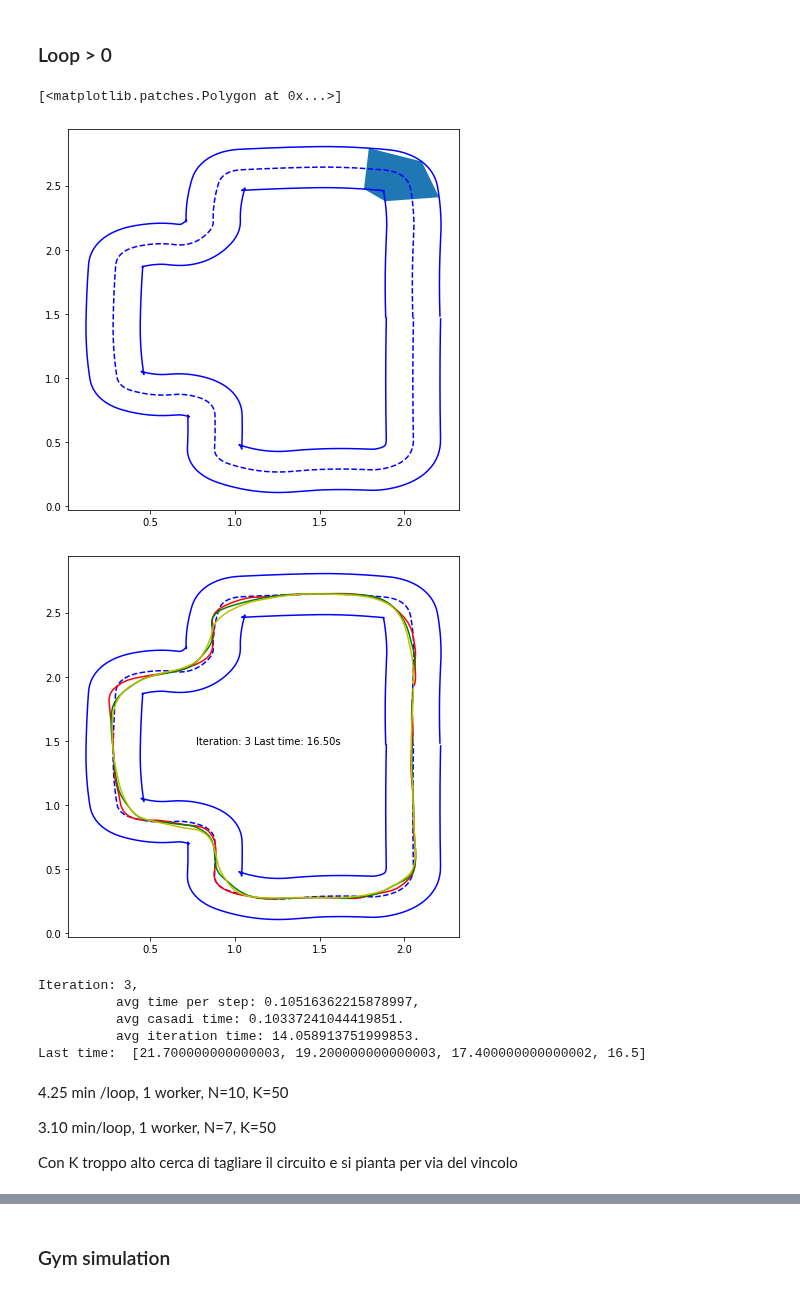
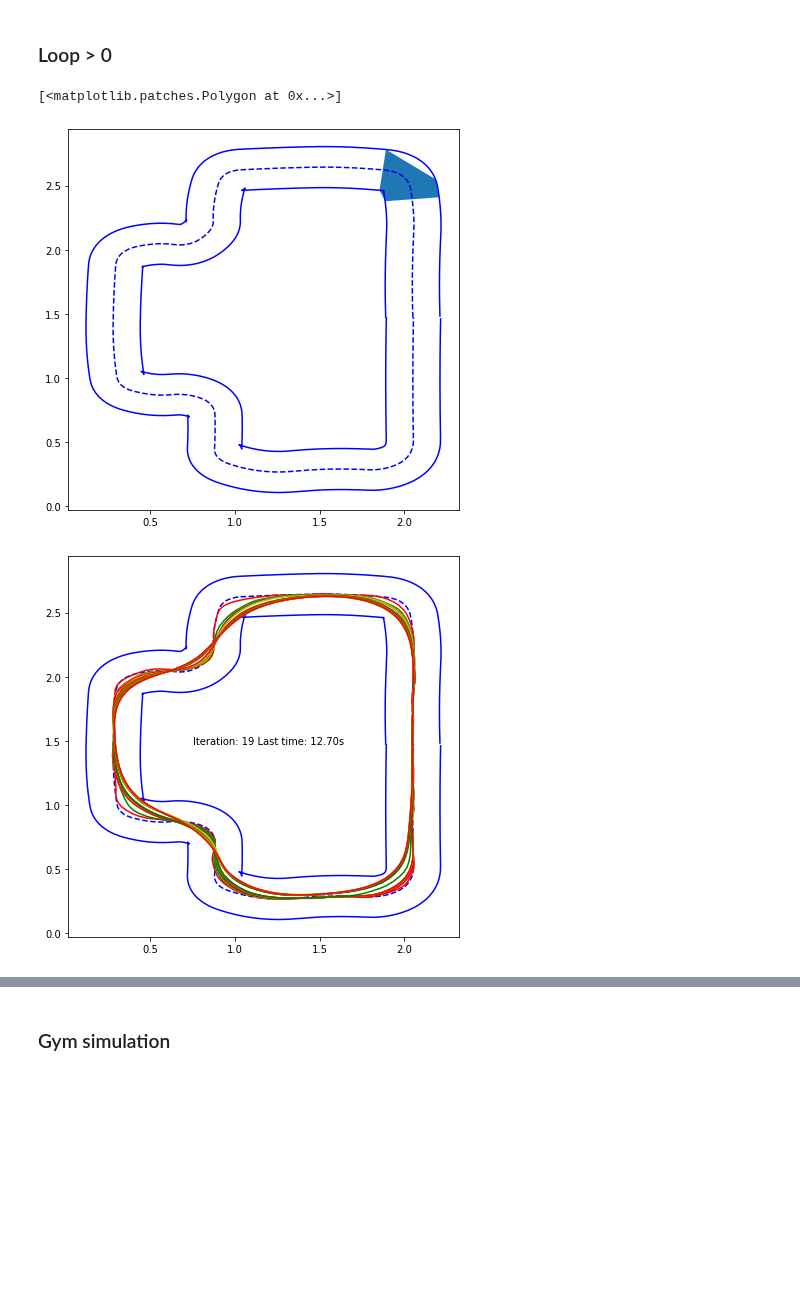
Before and after one commit to giuliovv/duckrace, a Jupyter notebook: iterative_mpc_hull_constraint.ipynb, the cells around one changed output, grey strips where cells are left out. Saved outputs shown, nothing was run; the diff lists cells and outputs as text; code cells hidden in the pictures; blank space fills up the shorter version.

```diff
--- a/iterative_mpc_hull_constraint.ipynb
+++ b/iterative_mpc_hull_constraint.ipynb
@@ -16,13 +16,13 @@ if colab:
 # %%
 # Hyperparameters
 test_results = True
-N = 8
+N = 2
 n_from_index = 0 # How far the first point is
 # K nearest neighbors
 K = 8
 
 # N iterations to consider
-i_j = 2
+i_j = 4
 i_j_all = False
 
 # Number of points to consider for convex margin constraints
@@ -314,9 +297,9 @@ more = 20
 plt.fill([inside[idx,0], outside[idx,0], outside[idx+N+5,0], outside[idx+N+more,0], inside[idx+N+more,0]], [inside[idx,1], outside[idx,1], outside[idx+N+5,1], outside[idx+N+more,1], inside[idx+N+more,1]])
 # %% [output]
 [<matplotlib.patches.Polygon at 0x...>]
-[figure, old version]
+[figure, new version]
 # %%
-n_iterations = 30
+n_iterations = 50
 
 real_time_plot = True
 
@@ -357,7 +340,6 @@ iteration_times = [0]
 
 # DEBUG
 debug_flag = False
-debug_plot = False
 
 for iteration in range(n_iterations):
     if debug_flag:
@@ -389,7 +371,7 @@ for iteration in range(n_iterations):
     if loops_with_time[-1].shape[1]*dt < 11:
         break
 
-    update_iteration_flag = True
+    already_changed = False
     while True:
         start_step = timer()
         distances, indices = nbrs.kneighbors([last_loop[:2, (idx+N)%last_loop.shape[1]].T])
@@ -438,71 +420,54 @@ for iteration in range(n_iterations):
         # DEBUG:
         # if t == 100:
         #     break
-        if t/frame_rate > 25:
+        if t/frame_rate > 60:
             debug_flag = True
             break
-        if t%20 == 0 and debug_plot:
-            ax.plot(*X_log[:2,:], c=['r', 'g', 'y'][iteration%3])
-            t1.set_text("Iteration: {iteration} Last time: {time:.2f}s".format(iteration=iteration+1, time=X_log.shape[1]*dt))
-            plt.draw()
-            ipythondisplay.clear_output(wait=True)
-            ipythondisplay.display(plt.gcf())
         if t == K+N:
             # Now it can see all the points
             kdtree = spatial.KDTree(last_loop[:2, :].T)
             last_iterations_filtered = last_iterations
             nbrs = NearestNeighbors(n_neighbors=K*i_j, algorithm='ball_tree').fit(last_iterations[:2, :].T)
         # Before the finish line
-        if x[1] > 1 and x[1] < 1.7 and x[0] > 1.6 and update_iteration_flag:
+        if x[1] > 1 and x[1] < 1.7 and x[0] > 1.5 and not already_changed:
             # The first points in the next iteration have time 0
             last_iterations_filtered[-1, :N+K*i_j] = 0
-            # The first points in the next iteration have distance 0 to the finish line
-            last_iterations_filtered[:-1, :N+K*i_j] = X_log_orig[:, :N+K*i_j]
+            # The first points in the next iteration are as in the first loop
+            last_iterations_filtered[:-1, :N+1] = X_log_orig[:, :N+1]
             # After one iteration the angle is +2*pi
             last_iterations_filtered[2, :N+K*i_j] += 2*np.pi
-            update_iteration_flag = False
+            already_changed = True
         end_step = timer()
         step_times.append(end_step-start_step)
         casadi_times.append(casadi_timer_end-casadi_timer_start)
     if real_time_plot:
         ax.plot(*X_log[:2,:], c=['r', 'g', 'y'][iteration%3])
         t1.set_text("Iteration: {iteration} Last time: {time:.2f}s".format(iteration=iteration+1, time=X_log.shape[1]*dt))
         plt.draw()
         ipythondisplay.clear_output(wait=True)
         ipythondisplay.display(plt.gcf())
     last_points = X_log
     last_points = np.vstack((last_points, np.arange(last_points.shape[1])[::-1]))
 
     plain_loops.append(X_log)
     loops_with_time.append(last_points)
 
     # I use the last i_j iterations
     if i_j_all:
         last_iterations = np.hstack(loops_with_time)
     else:
         last_iterations = np.hstack(loops_with_time[-i_j:])
 
     # all_points_len = all_points.shape[1]
     # if all_points_len > last_points.shape[1]:
     #     last_points = np.pad(last_points, ((0,0), (0, all_points_len-last_points.shape[1])), 'constant', constant_values=(0,0))
     # if all_points_len < last_points.shape[1]:
     #     all_points = np.pad(all_points, ((0,0), (0, last_points.shape[1]-all_points_len)), 'constant', constant_values=(0,0))
     # all_points = np.hstack((all_points, last_points))
 
     iteration_time_end = timer()
     iteration_times.append(iteration_time_end-iteration_time_start)
 # %% [output]
-[figure, old version]
+[figure, new version]
-Iteration: 3,
-          avg time per step: 0.10516362215878997,
-          avg casadi time: 0.10337241044419851.
-          avg iteration time: 14.058913751999853.
-Last time:  [21.700000000000003, 19.200000000000003, 17.400000000000002, 16.5]
-# %% [markdown]
-4.25 min /loop, 1 worker, N=10, K=50
-
-3.10 min/loop, 1 worker, N=7, K=50
-
-Con K troppo alto cerca di tagliare il circuito e si pianta per via del vincolo
 # %%
 f"Average iteration computation time: {sum(iteration_times)/len(iteration_times)}s"
```
Also changed, not shown: parts of 7 cells of this notebook.
